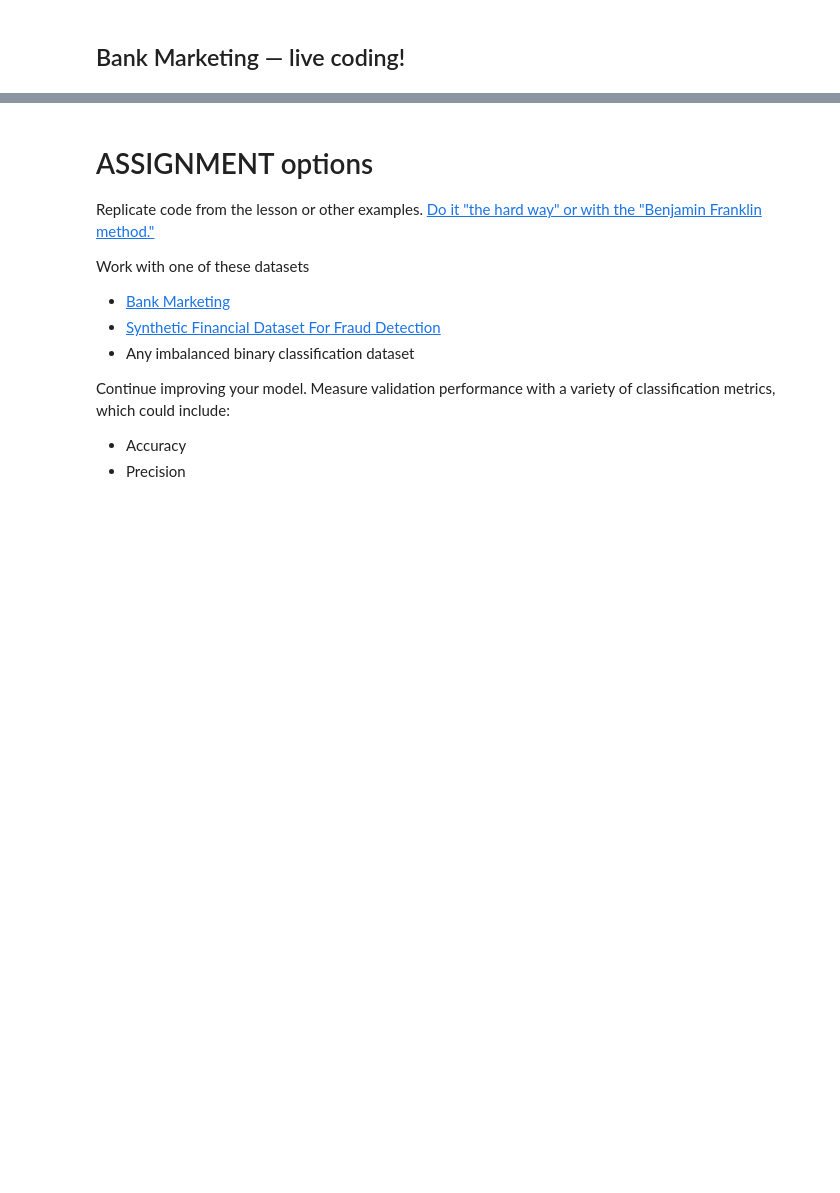
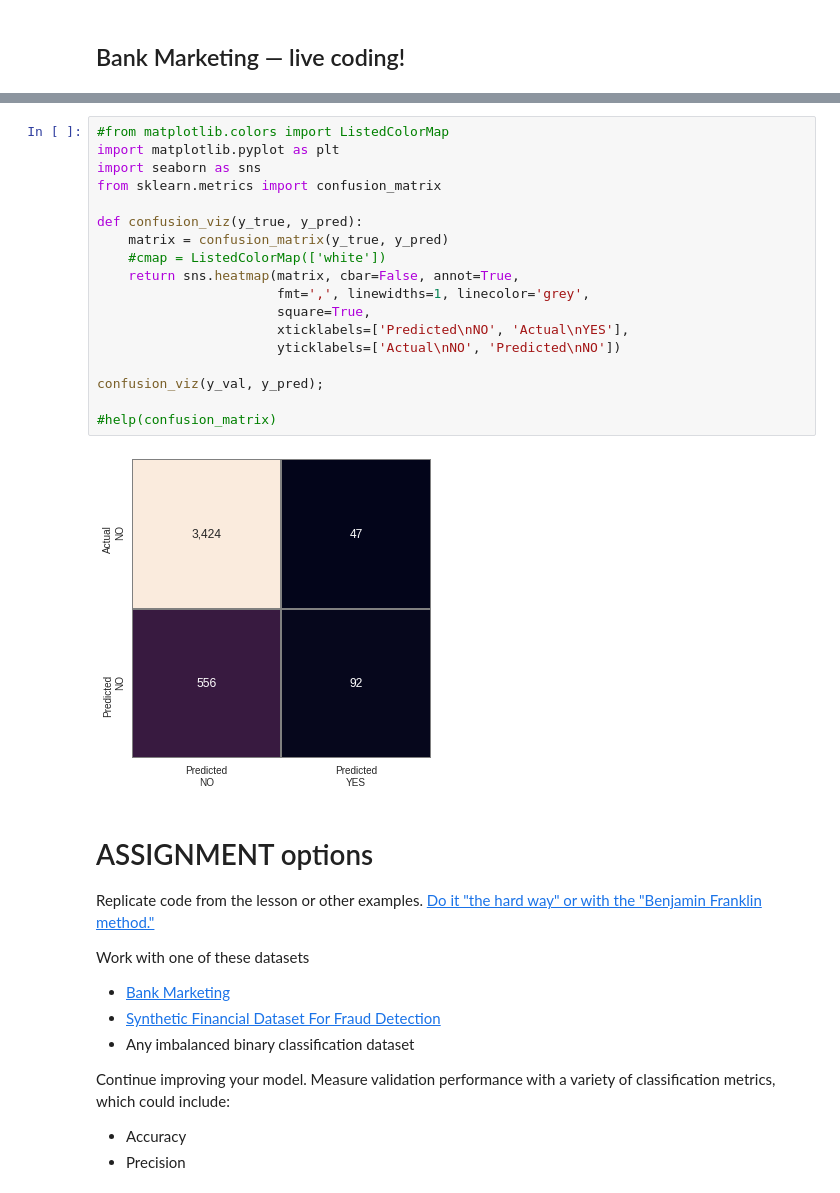
Before and after one commit to LambdaSchool/DS-Unit-2-Sprint-4-Model-Validation, a Jupyter notebook: module-2-validate-classification-problems/LS_DS_242_Validate_classification_problems.ipynb, the cells around one changed output, grey strips where cells are left out. Saved outputs shown, nothing was run; the diff lists cells and outputs as text; blank space fills up the shorter version.

```diff
--- a/module-2-validate-classification-problems/LS_DS_242_Validate_classification_problems.ipynb
+++ b/module-2-validate-classification-problems/LS_DS_242_Validate_classification_problems.ipynb
@@ -240,3 +353,23 @@ X_train, X_val, X_test, y_train, y_val, y_test = train_validation_test_split(
+# %%
+#from matplotlib.colors import ListedColorMap
+import matplotlib.pyplot as plt
+import seaborn as sns
+from sklearn.metrics import confusion_matrix
+
+def confusion_viz(y_true, y_pred):
+    matrix = confusion_matrix(y_true, y_pred)
+    #cmap = ListedColorMap(['white'])
+    return sns.heatmap(matrix, cbar=False, annot=True,
+                       fmt=',', linewidths=1, linecolor='grey',
+                       square=True,
+                       xticklabels=['Predicted\nNO', 'Actual\nYES'],
+                       yticklabels=['Actual\nNO', 'Predicted\nNO'])
+
+confusion_viz(y_val, y_pred);
+
+#help(confusion_matrix)
+# %% [output]
+[figure, added]
 # %% [markdown]
 # ASSIGNMENT options
 
```
Also changed, not shown: parts of 13 cells of this notebook, 17 other files.
